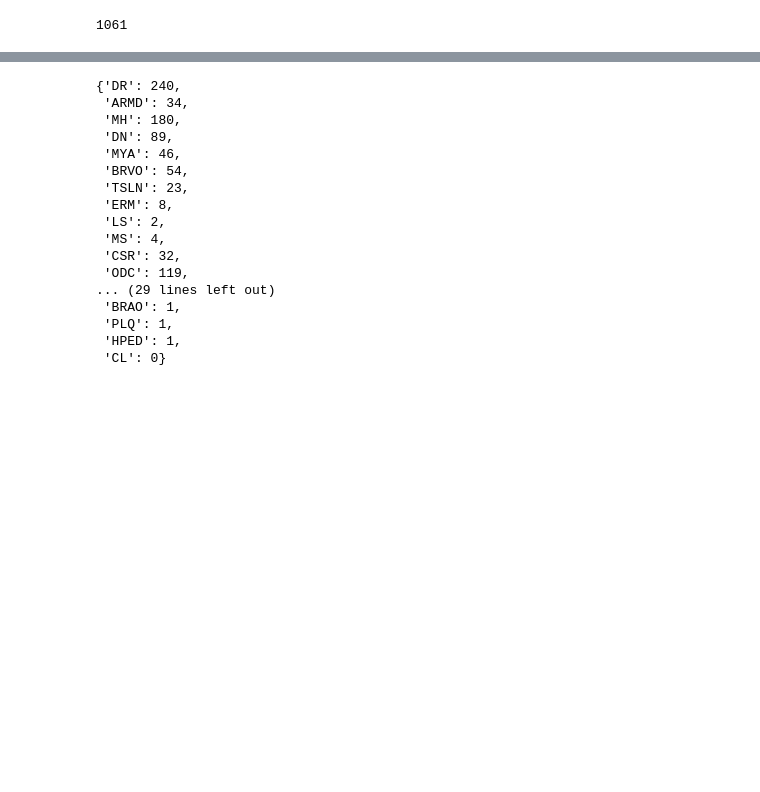
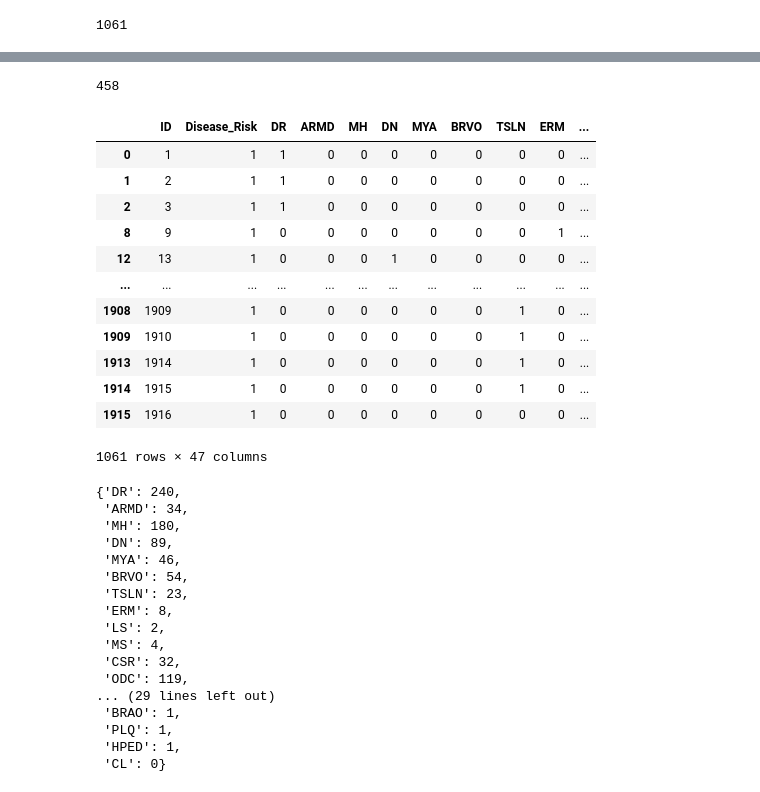
Before and after one commit to gomezpaula658/eye_spy_peekaboo_for_health, a Jupyter notebook: notebooks/data_balance_stage2.ipynb, the cells around one changed output, grey strips where cells are left out. Saved outputs shown, nothing was run; the diff lists cells and outputs as text; code cells hidden in the pictures; blank space fills up the shorter version.

```diff
--- a/notebooks/data_balance_stage2.ipynb
+++ b/notebooks/data_balance_stage2.ipynb
@@ -82,12 +98,28 @@ len(ID_list)
 # %%
-# overlapping_list = []
-# for row in ID_list:
-#     if row not in no_overlapping_rows:
-#         overlapping_list.append(row)
+overlapping_list = []
+for row in ID_list:
+    if row not in no_overlapping_rows:
+        overlapping_list.append(row)
 
-# len(overlapping_list)
+len(overlapping_list)
+# %% [output]
+458
 # %%
-# for number in overlapping_list:
-#     df_unhealthy = df_unhealthy[df_unhealthy.ID != number]
+for number in overlapping_list:
+    df_unhealthy = df_unhealthy[df_unhealthy.ID != number]
 
-# df_unhealthy
+df_unhealthy
+# %% [output]
+|  | ID | Disease_Risk | DR | ARMD | MH | DN | MYA | BRVO | TSLN | ERM | ... |
+| 0 | 1 | 1 | 1 | 0 | 0 | 0 | 0 | 0 | 0 | 0 | ... |
+| 1 | 2 | 1 | 1 | 0 | 0 | 0 | 0 | 0 | 0 | 0 | ... |
+| 2 | 3 | 1 | 1 | 0 | 0 | 0 | 0 | 0 | 0 | 0 | ... |
+| 8 | 9 | 1 | 0 | 0 | 0 | 0 | 0 | 0 | 0 | 1 | ... |
+| 12 | 13 | 1 | 0 | 0 | 0 | 1 | 0 | 0 | 0 | 0 | ... |
+| ... | ... | ... | ... | ... | ... | ... | ... | ... | ... | ... | ... |
+| 1908 | 1909 | 1 | 0 | 0 | 0 | 0 | 0 | 0 | 1 | 0 | ... |
+| 1909 | 1910 | 1 | 0 | 0 | 0 | 0 | 0 | 0 | 1 | 0 | ... |
+| 1913 | 1914 | 1 | 0 | 0 | 0 | 0 | 0 | 0 | 1 | 0 | ... |
+| 1914 | 1915 | 1 | 0 | 0 | 0 | 0 | 0 | 0 | 1 | 0 | ... |
+| 1915 | 1916 | 1 | 0 | 0 | 0 | 0 | 0 | 0 | 0 | 0 | ... |
+1061 rows × 47 columns
```
Also changed, not shown: parts of 9 cells of this notebook, 1 other file.
